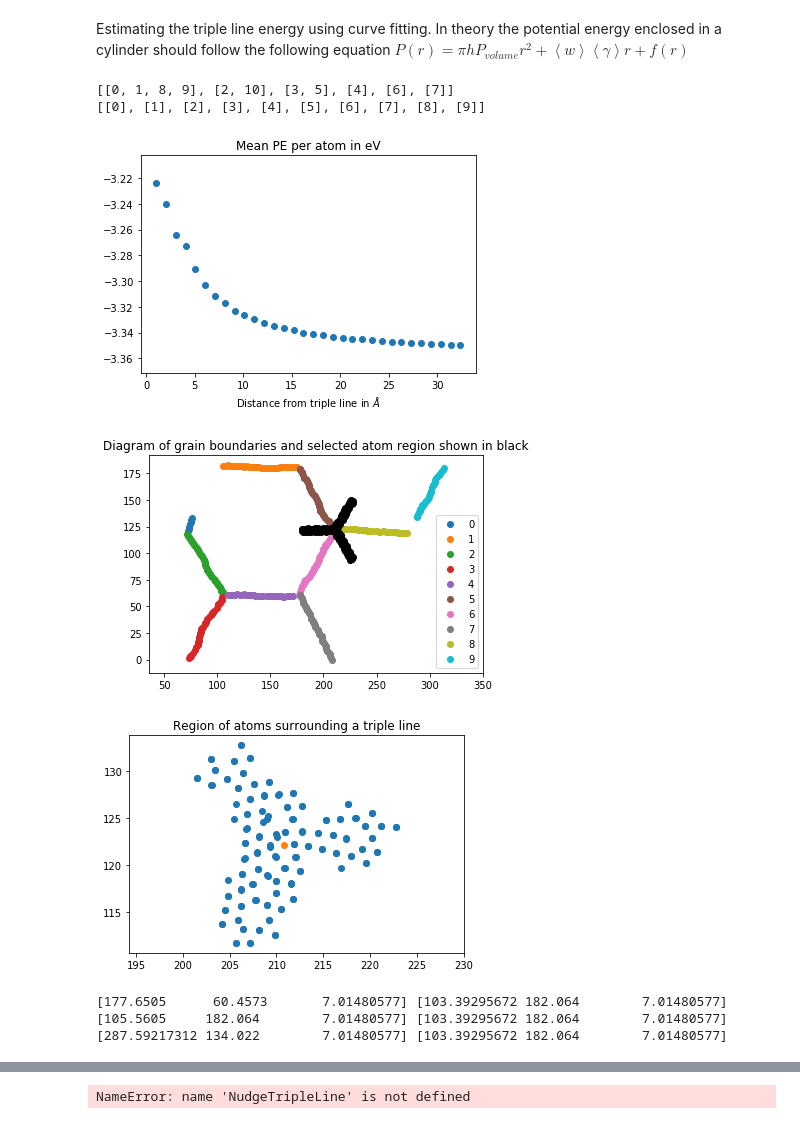
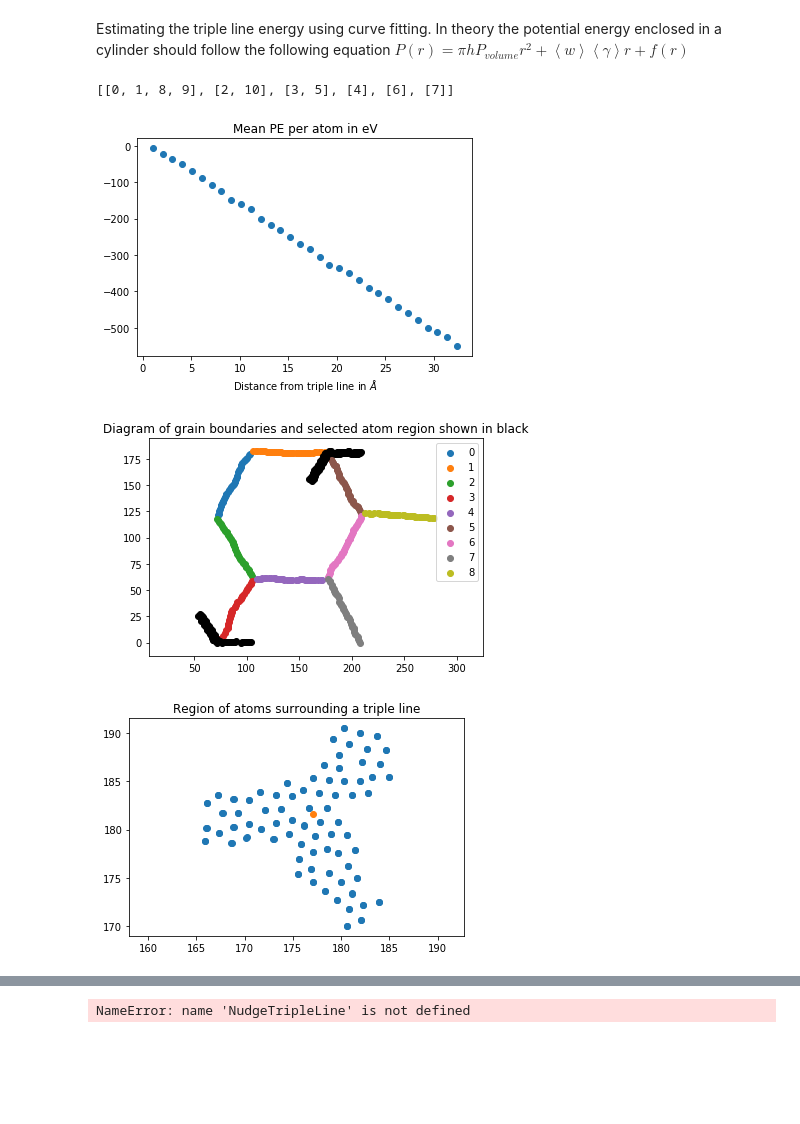
Before and after one commit to PaulTwine/TripleLines.github.io, a Jupyter notebook: TripleLine Fitting.ipynb, the cells around one changed output, grey strips where cells are left out. Saved outputs shown, nothing was run; the diff lists cells and outputs as text; code cells hidden in the pictures; blank space fills up the shorter version.

Commit message:
update routines to improve Qpoints accuracy and mergeGBS

```diff
--- a/TripleLine Fitting.ipynb
+++ b/TripleLine Fitting.ipynb
@@ -60,43 +61,33 @@ objProcess.CategoriseAtoms()
 h = objProcess.CellHeight
 arrTriplePoints = objProcess.FindTripleLines(a2/4,a2,1)
 print(objProcess.MergePeriodicTripleLines(a2))
-print(objProcess.MergePeriodicGrainBoundaries(a2/8))
+#print(objProcess.MergePeriodicGrainBoundaries(a2/16))
 # %% [output]
 [[0, 1, 8, 9], [2, 10], [3, 5], [4], [6], [7]]
-[[0], [1], [2], [3], [4], [5], [6], [7], [8], [9]]
 # %%
-intTripleLine = 7
-lstR, lstV,lstI = objProcess.FindThreeGrainStrips(intTripleLine,a1,a1/4, 'mean')
+intTripleLine = 5
+lstR, lstV,lstI = objProcess.FindThreeGrainStrips(intTripleLine,a1,a1/4, 'sum')
 plt.scatter(lstR,lstV)
 plt.title('Mean PE per atom in eV')
 plt.xlabel('Distance from triple line in $\AA$')
 plt.show()
 plt.axis('equal')
 for j in range(len(objProcess.GetGrainBoundaries())):
     plt.scatter(objProcess.GetGrainBoundaries(j).GetPoints()[:,0], objProcess.GetGrainBoundaries(j).GetPoints()[:,1])
 plt.legend(list(range(len(objProcess.GetGrainBoundaries()))))
 plt.scatter(objProcess.GetAtomsByID(lstI)[:,1],objProcess.GetAtomsByID(lstI)[:,2], c='black')
 plt.title('Diagram of grain boundaries and selected atom region shown in black')
 plt.show()
 plt.axis('equal')
 arrPoints = objProcess.FindValuesInCylinder(objProcess.GetOtherAtoms()[:,0:4],
                                             arrTriplePoints[intTripleLine], 3*a1,h,[1,2,3])
 arrMovedPoints = objProcess.PeriodicShiftAllCloser( arrTriplePoints[intTripleLine], arrPoints)
 plt.scatter(arrMovedPoints[:,0],arrMovedPoints[:,1])
 plt.scatter(arrTriplePoints[intTripleLine,0], arrTriplePoints[intTripleLine,1])
 #plt.scatter(arrPoint[0], arrPoint[1])
 plt.title('Region of atoms surrounding a triple line')
 plt.show()
 # %% [output]
-[figure, old version]
+[figure, new version]
-[figure, old version]
+[figure, new version]
-[figure, old version]
+[figure, new version]
-# %%
-lstGBs = objProcess.GetNeighbouringGrainBoundaries(intTripleLine)
-for j in lstGBs:
-    print(objProcess.GetGrainBoundaries(j).GetClosestPoint(objProcess.GetTripleLines(intTripleLine)),
-          objProcess.GetTripleLines(intTripleLine))
-# %% [output]
-[177.6505      60.4573       7.01480577] [103.39295672 182.064        7.01480577]
-[105.5605     182.064        7.01480577] [103.39295672 182.064        7.01480577]
-[287.59217312 134.022        7.01480577] [103.39295672 182.064        7.01480577]
```
Also changed, not shown: parts of 15 cells of this notebook, 3 other files.
